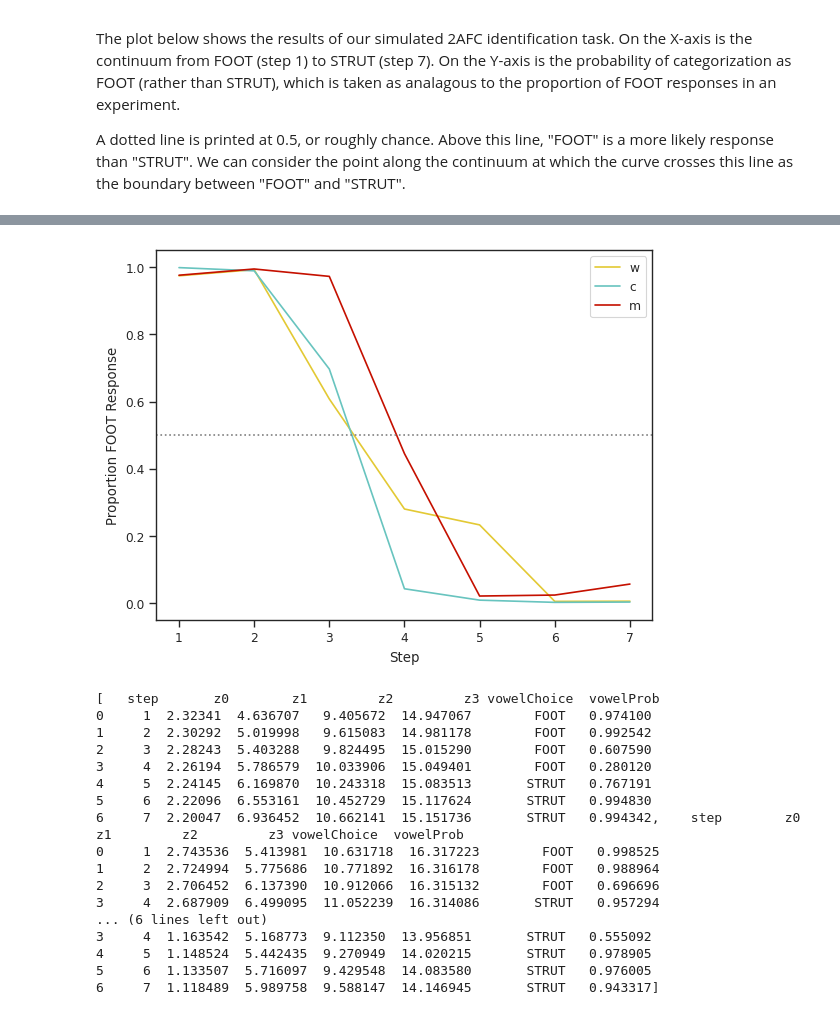
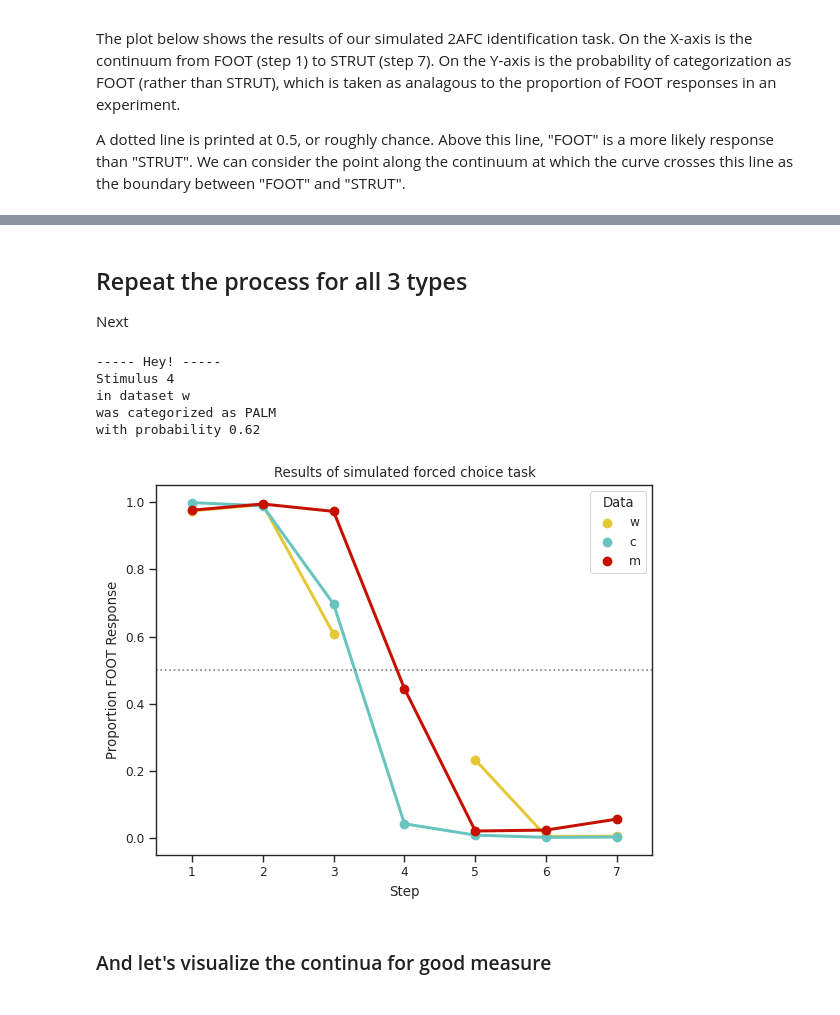
Before and after one commit to emilyremirez/ExemPy, a Jupyter notebook: ExemPy-ForcedChoice.ipynb, the cells around one changed output, grey strips where cells are left out. Drawn from its saved outputs; the diff is of its cells as text; code cells hidden in the pictures.

```diff
--- a/ExemPy-ForcedChoice.ipynb
+++ b/ExemPy-ForcedChoice.ipynb
@@ -195,3 +255,6 @@ When the "perceiver" is "presented" with different stimuli, the curves differ in
+# %% [markdown]
+## Repeat the process for all 3 types
+Next
 # %%
 continuum_is = {"vowel" : ["FOOT", "STRUT"]}
 grouping = {"type" : ["w", "c", "m"]}
@@ -208,47 +270,40 @@ excloud = pb52.copy()
 # %%
 # unpack variables
 contcat = list(continuum_is.keys())[0]
 start = continuum_is[contcat][0]
 end = continuum_is[contcat][1]
 groupingcat = list(grouping.keys())[0]
 labellist = grouping[groupingcat]
 
-datsumm = datasummary(excloud.copy(), ['type','vowel'], dimslist)
+datsumm = datasummary(excloud, ['type','vowel'], dimslist)
 datalist = []
 
 for l in labellist:
-    excloud = pb52.copy()
     # get start and end rows
     strt = {contcat : start, groupingcat : l}
     nd = {contcat : end, groupingcat : l}
     # make continuum
     cnt = continuum(datsumm, strt, nd, dimslist, steps = steps)
     # make choices
     chs = multicat(cnt, excloud, catslist, dimsvals, cval,
-                  exclude_self = True, N = 1, fc = continuum_is)
+                  exclude_self = True, N = 1, fc = None)
     datalist.append(chs)
 
-cpplot(datalist, contcat, labellist)
-print(datalist)
+p = cpplot(datalist = datalist,
+           cat = "vowel",
+           xax = "step",
+           datanames = labellist)
+p.set(title = "Results of simulated forced choice task")
+plt.show()
 # %% [output]
+----- Hey! -----
+Stimulus 4
+in dataset w
+was categorized as PALM
+with probability 0.62
-[figure, old version]
+[figure, new version]
-[   step       z0        z1         z2         z3 vowelChoice  vowelProb
-0     1  2.32341  4.636707   9.405672  14.947067        FOOT   0.974100
-1     2  2.30292  5.019998   9.615083  14.981178        FOOT   0.992542
-2     3  2.28243  5.403288   9.824495  15.015290        FOOT   0.607590
-3     4  2.26194  5.786579  10.033906  15.049401        FOOT   0.280120
-4     5  2.24145  6.169870  10.243318  15.083513       STRUT   0.767191
-5     6  2.22096  6.553161  10.452729  15.117624       STRUT   0.994830
-6     7  2.20047  6.936452  10.662141  15.151736       STRUT   0.994342,    step        z0        z1         z2         z3 vowelChoice  vowelProb
-0     1  2.743536  5.413981  10.631718  16.317223        FOOT   0.998525
-1     2  2.724994  5.775686  10.771892  16.316178        FOOT   0.988964
-2     3  2.706452  6.137390  10.912066  16.315132        FOOT   0.696696
-3     4  2.687909  6.499095  11.052239  16.314086       STRUT   0.957294
-... (6 lines left out)
-3     4  1.163542  5.168773  9.112350  13.956851       STRUT   0.555092
-4     5  1.148524  5.442435  9.270949  14.020215       STRUT   0.978905
-5     6  1.133507  5.716097  9.429548  14.083580       STRUT   0.976005
-6     7  1.118489  5.989758  9.588147  14.146945       STRUT   0.943317]
+# %% [markdown]
+### And let's visualize the continua for good measure
 # %%
 labix = 0
 for d in datalist:
```
Also changed, not shown: parts of 24 cells of this notebook, 1 other file.
